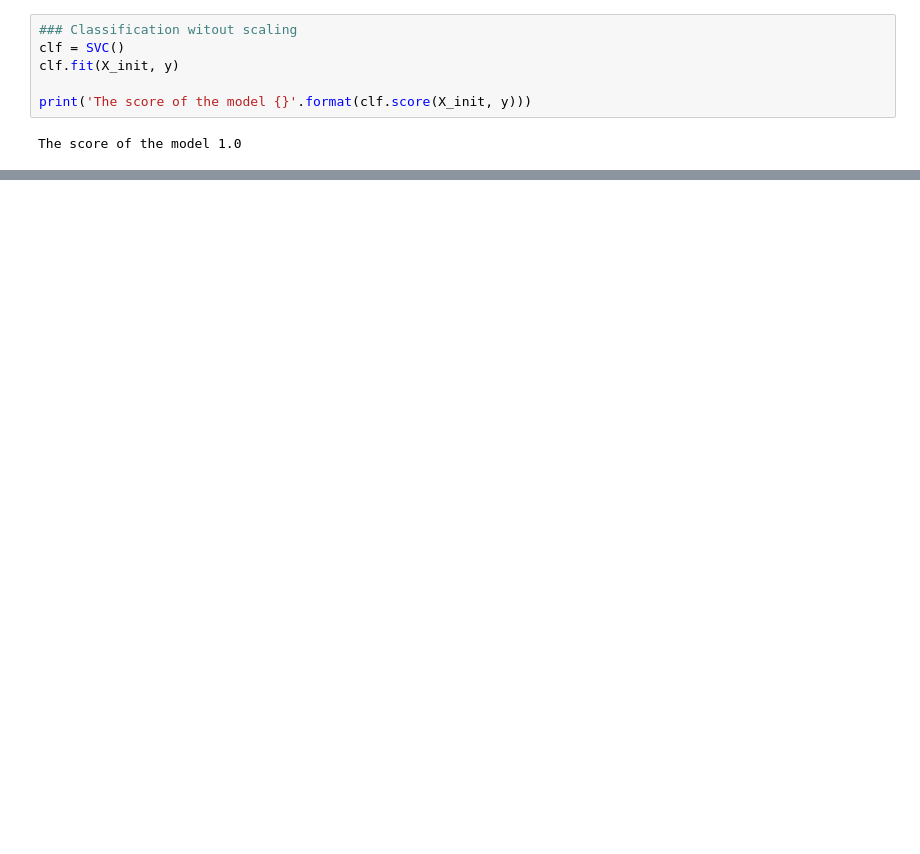
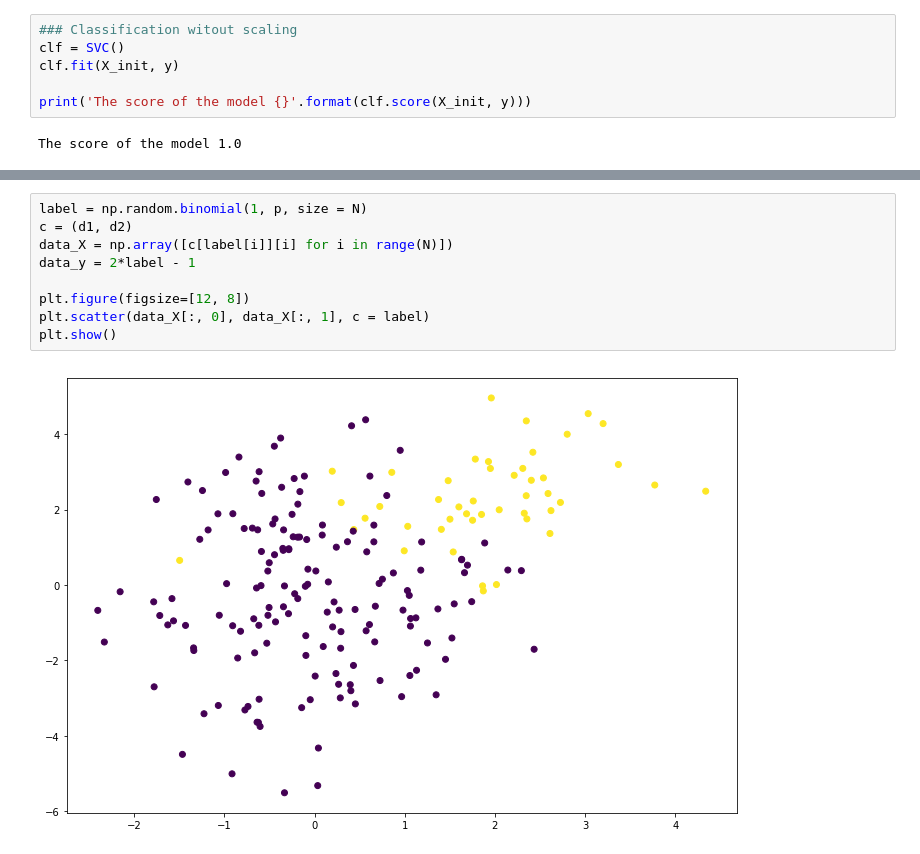
Before and after one commit to KhrystynaHranishak/ML, a Jupyter notebook: SVM_guid_realisation.ipynb, the cells around one changed output, grey strips where cells are left out. Cells and saved outputs as stored; diff of their text form; blank space fills up the shorter version.

```diff
--- a/SVM_guid_realisation.ipynb
+++ b/SVM_guid_realisation.ipynb
@@ -112,0 +139,11 @@ The score of the model 1.0
+# %%
+label = np.random.binomial(1, p, size = N)
+c = (d1, d2)
+data_X = np.array([c[label[i]][i] for i in range(N)])
+data_y = 2*label - 1
+
+plt.figure(figsize=[12, 8])
+plt.scatter(data_X[:, 0], data_X[:, 1], c = label)
+plt.show()
+# %% [output]
+[figure, added]
```
Also changed, not shown: parts of 7 cells of this notebook.
